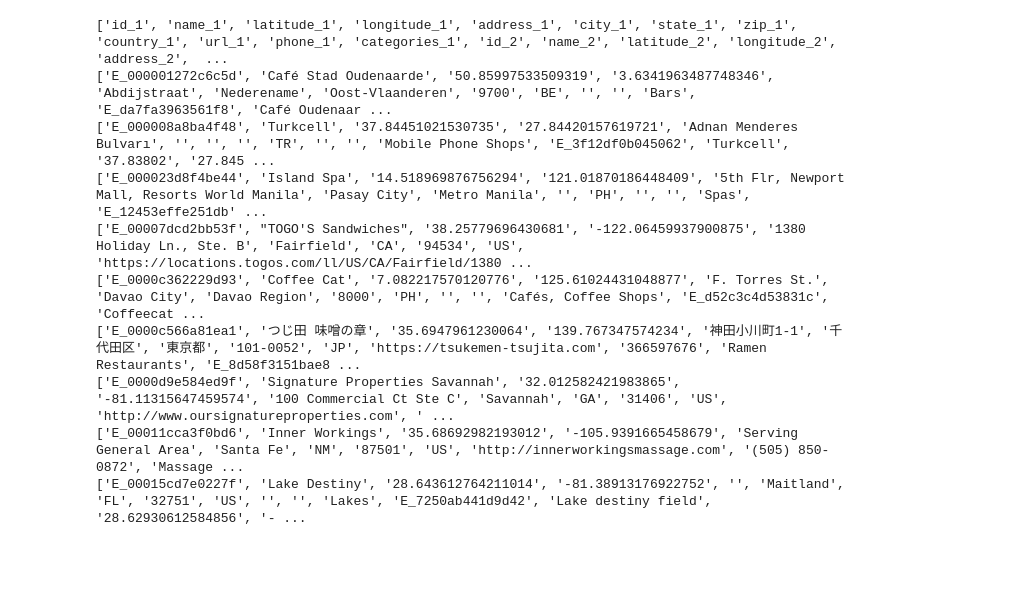
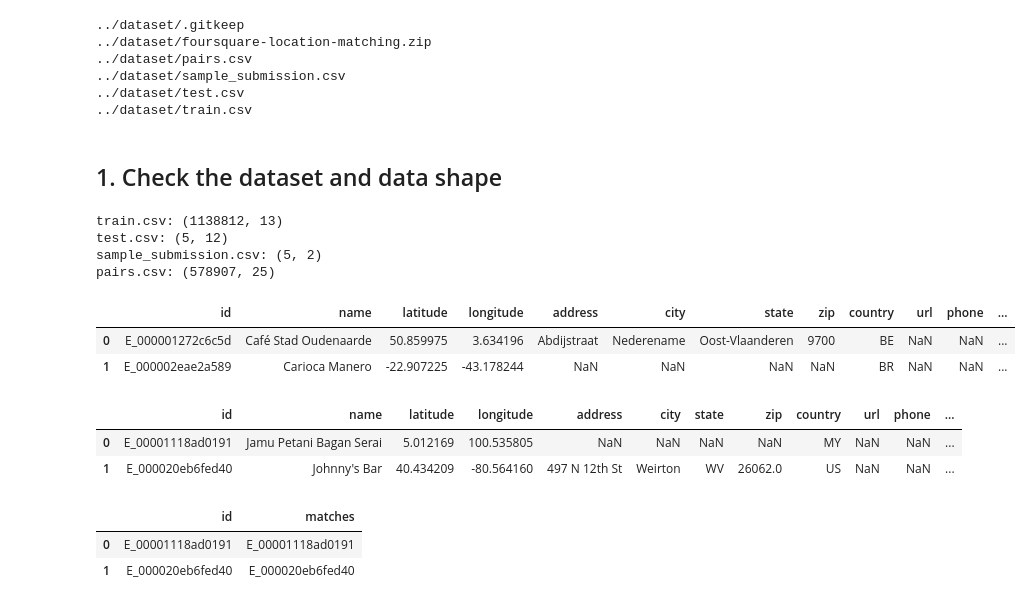
Before and after one commit to WilliamLLee/Foursquare_Location_Matching, a Jupyter notebook: tools/data_viewers.ipynb, the cells around one changed output. Cells and saved outputs as stored; diff of their text form; code cells hidden in the pictures; blank space fills up the shorter version.

Commit message:
cv in data_viewer.ipynb

```diff
--- a/tools/data_viewers.ipynb
+++ b/tools/data_viewers.ipynb
@@ -16,15 +0,0 @@ def get_lines(file_name, line_count, delimiter=","):
-# %%
-pairs = get_lines(os.path.join(dataset, "pairs.csv"), 10)
-for line in pairs:
-    print(line)
-# %% [output]
-['id_1', 'name_1', 'latitude_1', 'longitude_1', 'address_1', 'city_1', 'state_1', 'zip_1', 'country_1', 'url_1', 'phone_1', 'categories_1', 'id_2', 'name_2', 'latitude_2', 'longitude_2', 'address_2',  ...
-['E_000001272c6c5d', 'Café Stad Oudenaarde', '50.85997533509319', '3.6341963487748346', 'Abdijstraat', 'Nederename', 'Oost-Vlaanderen', '9700', 'BE', '', '', 'Bars', 'E_da7fa3963561f8', 'Café Oudenaar ...
-['E_000008a8ba4f48', 'Turkcell', '37.84451021530735', '27.84420157619721', 'Adnan Menderes Bulvarı', '', '', '', 'TR', '', '', 'Mobile Phone Shops', 'E_3f12df0b045062', 'Turkcell', '37.83802', '27.845 ...
-['E_000023d8f4be44', 'Island Spa', '14.518969876756294', '121.01870186448409', '5th Flr, Newport Mall, Resorts World Manila', 'Pasay City', 'Metro Manila', '', 'PH', '', '', 'Spas', 'E_12453effe251db' ...
-['E_00007dcd2bb53f', "TOGO'S Sandwiches", '38.25779696430681', '-122.06459937900875', '1380 Holiday Ln., Ste. B', 'Fairfield', 'CA', '94534', 'US', 'https://locations.togos.com/ll/US/CA/Fairfield/1380 ...
-['E_0000c362229d93', 'Coffee Cat', '7.082217570120776', '125.61024431048877', 'F. Torres St.', 'Davao City', 'Davao Region', '8000', 'PH', '', '', 'Cafés, Coffee Shops', 'E_d52c3c4d53831c', 'Coffeecat ...
-['E_0000c566a81ea1', 'つじ田 味噌の章', '35.6947961230064', '139.767347574234', '神田小川町1-1', '千代田区', '東京都', '101-0052', 'JP', 'https://tsukemen-tsujita.com', '366597676', 'Ramen Restaurants', 'E_8d58f3151bae8 ...
-['E_0000d9e584ed9f', 'Signature Properties Savannah', '32.012582421983865', '-81.11315647459574', '100 Commercial Ct Ste C', 'Savannah', 'GA', '31406', 'US', 'http://www.oursignatureproperties.com', ' ...
-['E_00011cca3f0bd6', 'Inner Workings', '35.68692982193012', '-105.9391665458679', 'Serving General Area', 'Santa Fe', 'NM', '87501', 'US', 'http://innerworkingsmassage.com', '(505) 850-0872', 'Massage ...
-['E_00015cd7e0227f', 'Lake Destiny', '28.643612764211014', '-81.38913176922752', '', 'Maitland', 'FL', '32751', 'US', '', '', 'Lakes', 'E_7250ab441d9d42', 'Lake destiny field', '28.62930612584856', '- ...
@@ -30,0 +13,50 @@ for line in pairs:
+# %%
+dataset = "../dataset/"
+
+# Get the dataset file structure.
+for dirname, _, filenames in os.walk(dataset):
+    for filename in filenames:
+        print(os.path.join(dataset, filename))
+# %% [output]
+../dataset/.gitkeep
+../dataset/foursquare-location-matching.zip
+../dataset/pairs.csv
+../dataset/sample_submission.csv
+../dataset/test.csv
+../dataset/train.csv
+# %% [markdown]
+## 1. Check the dataset and data shape
+# %%
+train = pd.read_csv(os.path.join(dataset, "train.csv"))
+test = pd.read_csv(os.path.join(dataset, "test.csv"))
+sample = pd.read_csv(os.path.join(dataset, "sample_submission.csv"))
+pairs = pd.read_csv(os.path.join(dataset, "pairs.csv"))
+
+# Display the data set scale.
+print("train.csv:", train.shape)
+print("test.csv:", test.shape)
+print("sample_submission.csv:", sample.shape)
+print("pairs.csv:", pairs.shape)
+# %% [output]
+train.csv: (1138812, 13)
+test.csv: (5, 12)
+sample_submission.csv: (5, 2)
+pairs.csv: (578907, 25)
+# %%
+train.head(2)
+# %% [output]
+|  | id | name | latitude | longitude | address | city | state | zip | country | url | phone | ... |
+| 0 | E_000001272c6c5d | Café Stad Oudenaarde | 50.859975 | 3.634196 | Abdijstraat | Nederename | Oost-Vlaanderen | 9700 | BE | NaN | NaN | ... |
+| 1 | E_000002eae2a589 | Carioca Manero | -22.907225 | -43.178244 | NaN | NaN | NaN | NaN | BR | NaN | NaN | ... |
+# %%
+test.head(2)
+# %% [output]
+|  | id | name | latitude | longitude | address | city | state | zip | country | url | phone | ... |
+| 0 | E_00001118ad0191 | Jamu Petani Bagan Serai | 5.012169 | 100.535805 | NaN | NaN | NaN | NaN | MY | NaN | NaN | ... |
+| 1 | E_000020eb6fed40 | Johnny's Bar | 40.434209 | -80.564160 | 497 N 12th St | Weirton | WV | 26062.0 | US | NaN | NaN | ... |
+# %%
+sample.head(2)
+# %% [output]
+|  | id | matches |
+| 0 | E_00001118ad0191 | E_00001118ad0191 |
+| 1 | E_000020eb6fed40 | E_000020eb6fed40 |
```
Also changed, not shown: parts of 22 cells of this notebook, 3 other files.
